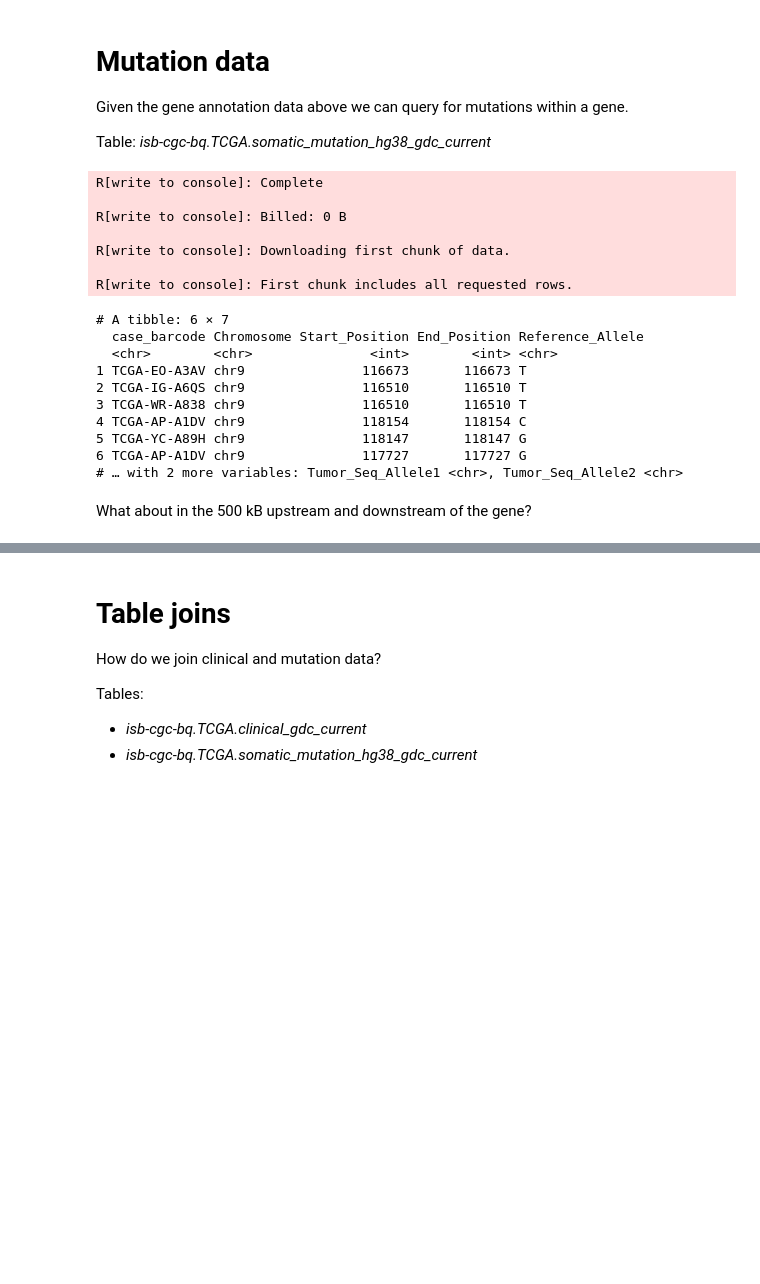
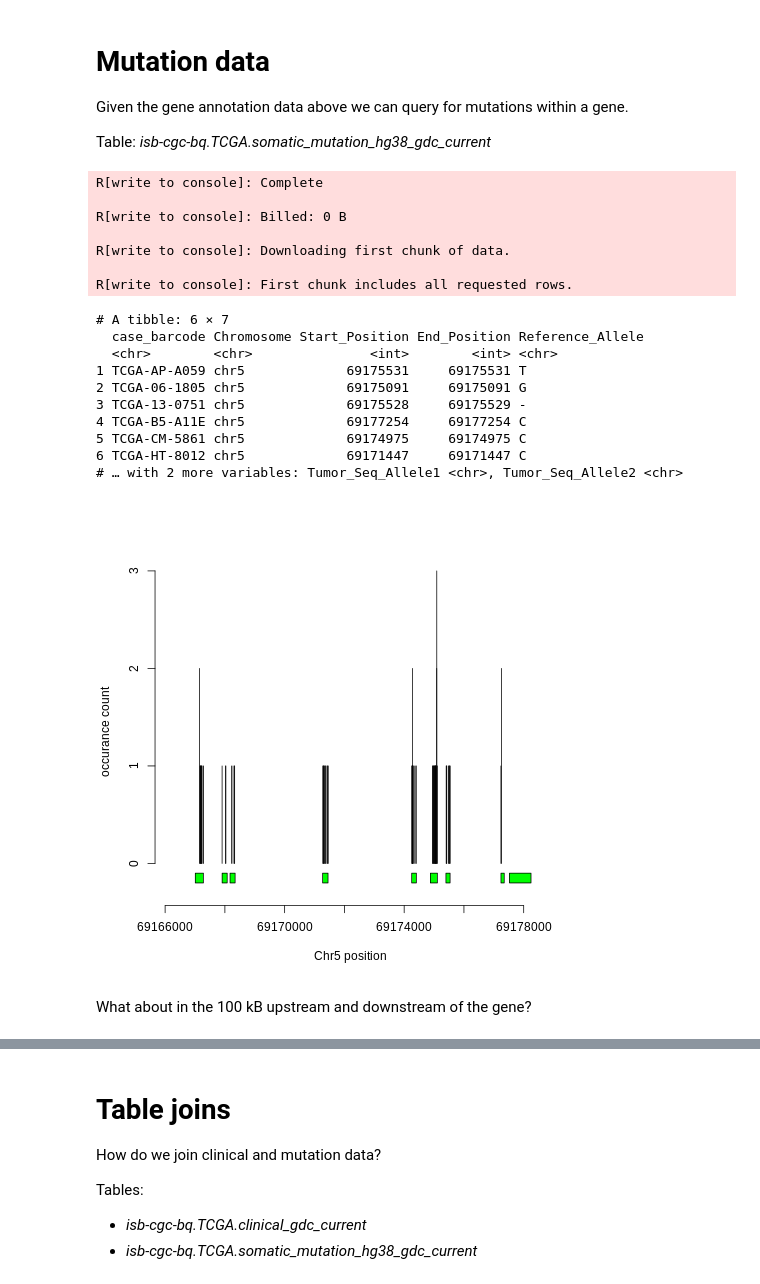
Before and after one commit to fseidl-gdit/tutorial_binder, a Jupyter notebook: Exploration.ipynb, the cells around one changed output, grey strips where cells are left out. Saved outputs shown, nothing was run; the diff lists cells and outputs as text; code cells hidden in the pictures; blank space fills up the shorter version.

```diff
--- a/Exploration.ipynb
+++ b/Exploration.ipynb
@@ -149,11 +157,11 @@ We can retrieve Gencode annotation data for specific genes from BigQuery tables
 Table: *isb-cgc-bq.GENCODE_versioned.annotation_gtf_hg38_v22*
 # %%
 %%R
-sql1 <- "select * from `isb-cgc-bq.GENCODE_versioned.annotation_gtf_hg38_v22` where gene_name = 'FOXD4' and feature = 'gene'"
+annot_sql <- "select * from `isb-cgc-bq.GENCODE_versioned.annotation_gtf_hg38_v22` where gene_name = 'CCNB1' and transcript_name = 'CCNB1-001'"
 
-query1 <- bq_project_query(project, query=sql1)
-df1 <- bq_table_download(query1)
-head(df1)
+annot_query <- bq_project_query(project, query=annot_sql)
+annot_df <- bq_table_download(annot_query)
+print(annot_df)
 # %% [output]
 R[write to console]: Complete
 
@@ -180,7 +197,7 @@ Given the gene annotation data above we can query for mutations within a gene.
 Table: *isb-cgc-bq.TCGA.somatic_mutation_hg38_gdc_current*
 # %%
 %%R
-sql2 <- "select case_barcode,
+mut_sql <- "select case_barcode,
     Chromosome,
     Start_Position,
     End_Position,
@@ -188,13 +205,13 @@ sql2 <- "select case_barcode,
     Tumor_Seq_Allele1,
     Tumor_Seq_Allele2
 from `isb-cgc-bq.TCGA.somatic_mutation_hg38_gdc_current`
-where Chromosome = 'chr9'
-    and Start_Position > 116231
-    and End_Position < 118204"
+where Chromosome = 'chr5'
+    and Start_Position > 69167135
+    and End_Position < 69177358"
 
-query2 <- bq_project_query(project, query=sql2)
-df2 <- bq_table_download(query2)
-head(df2)
+mut_query <- bq_project_query(project, query=mut_sql)
+mut_df <- bq_table_download(mut_query)
+head(mut_df)
 # %% [output]
 R[write to console]: Complete
 
@@ -206,15 +223,32 @@ R[write to console]: First chunk includes all requested rows.
 # A tibble: 6 × 7
   case_barcode Chromosome Start_Position End_Position Reference_Allele
   <chr>        <chr>               <int>        <int> <chr>
-1 TCGA-EO-A3AV chr9               116673       116673 T
-2 TCGA-IG-A6QS chr9               116510       116510 T
-3 TCGA-WR-A838 chr9               116510       116510 T
-4 TCGA-AP-A1DV chr9               118154       118154 C
-5 TCGA-YC-A89H chr9               118147       118147 G
-6 TCGA-AP-A1DV chr9               117727       117727 G
+1 TCGA-AP-A059 chr5             69175531     69175531 T
+2 TCGA-06-1805 chr5             69175091     69175091 G
+3 TCGA-13-0751 chr5             69175528     69175529 -
+4 TCGA-B5-A11E chr5             69177254     69177254 C
+5 TCGA-CM-5861 chr5             69174975     69174975 C
+6 TCGA-HT-8012 chr5             69171447     69171447 C
 # … with 2 more variables: Tumor_Seq_Allele1 <chr>, Tumor_Seq_Allele2 <chr>
+# %%
+%%R
+options(repr.plot.width=10, repr.plot.height=4)
+mut_count <- table(mut_df[,3])
+max_count <- max(mut_count)
+plot(NA, xlim=c(min(mut_df[,3])-1000, max(mut_df[,3])+1000), ylim=c(-0.3,max_count),
+     yaxt='n', bty='n', main='', xlab='Chr5 position', ylab='occurance count')
+jnk <- apply(annot_df[annot_df$feature == 'exon',], 1, function(row){
+    rect(row[4], -0.2, row[5], -0.1, col='green')
+})
+axis(2, at=seq(0,3,1))
+jnk <- sapply(1:length(mut_count), function(ix){
+    x <- as.numeric(names(mut_count)[ix])
+    segments(x, 0, x, mut_count[ix])
+    })
+# %% [output]
+[figure, added]
 # %% [markdown]
-What about in the 500 kB upstream and downstream of the gene?
+What about in the 100 kB upstream and downstream of the gene?
 # %%
 %%R
 sql <- "select case_barcode,
```
Also changed, not shown: parts of 12 cells of this notebook.
